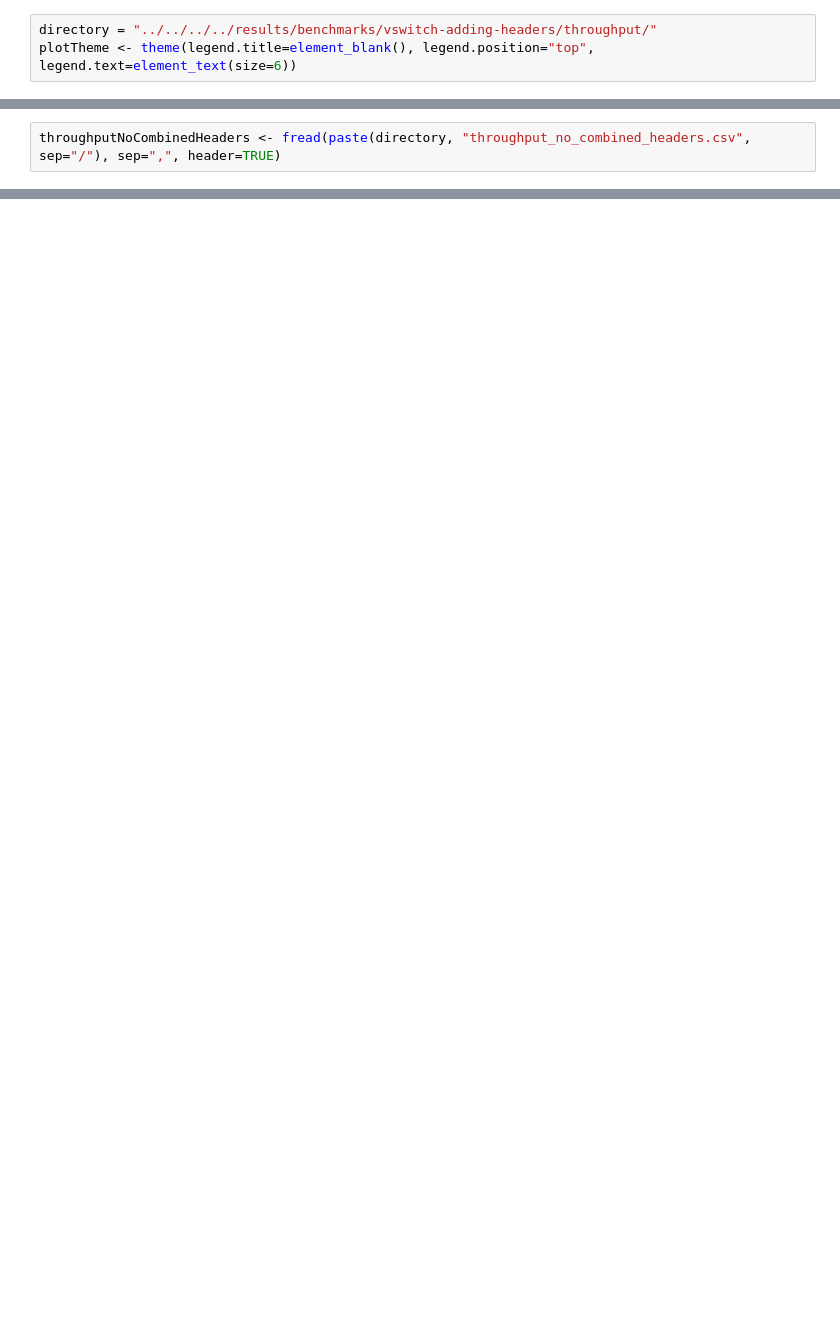
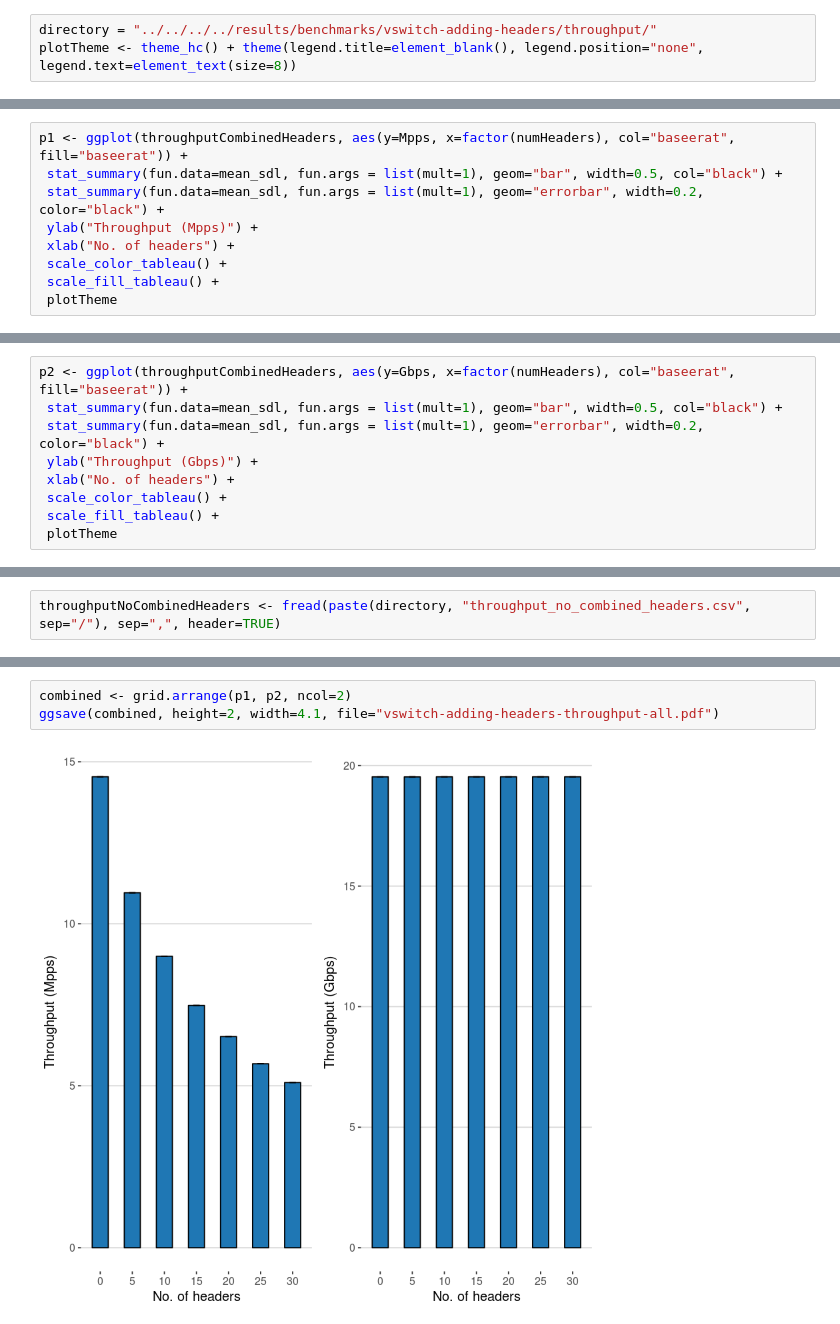
Before and after one commit to Elmo-MCast/measurements, a Jupyter notebook: vmware/analysis/benchmarks/vswitch-adding-headers/throughput/usage (R).ipynb, the cells around one changed output, grey strips where cells are left out. Saved outputs shown, nothing was run; the diff lists cells and outputs as text; blank space fills up the shorter version.

```diff
--- a/vmware/analysis/benchmarks/vswitch-adding-headers/throughput/usage (R).ipynb
+++ b/vmware/analysis/benchmarks/vswitch-adding-headers/throughput/usage (R).ipynb
@@ -11,6 +29,6 @@ Warning message in library(package, lib.loc = lib.loc, character.only = TRUE, lo
 # %%
 directory = "../../../../results/benchmarks/vswitch-adding-headers/throughput/"
-plotTheme <- theme(legend.title=element_blank(), legend.position="top", legend.text=element_text(size=6))
+plotTheme <- theme_hc() + theme(legend.title=element_blank(), legend.position="none", legend.text=element_text(size=8))
 # %%
 throughputCombinedHeaders <- fread(paste(directory, "throughput_combined_headers.csv", sep="/"), sep=",", header=TRUE)
 # %%
@@ -25,0 +44,9 @@ head(throughputCombinedHeaders)
+# %%
+p1 <- ggplot(throughputCombinedHeaders, aes(y=Mpps, x=factor(numHeaders), col="baseerat", fill="baseerat")) +
+ stat_summary(fun.data=mean_sdl, fun.args = list(mult=1), geom="bar", width=0.5, col="black") +
+ stat_summary(fun.data=mean_sdl, fun.args = list(mult=1), geom="errorbar", width=0.2, color="black") +
+ ylab("Throughput (Mpps)") +
+ xlab("No. of headers") +
+ scale_color_tableau() +
+ scale_fill_tableau() +
+ plotTheme
@@ -25,0 +55,9 @@ head(throughputCombinedHeaders)
+# %%
+p2 <- ggplot(throughputCombinedHeaders, aes(y=Gbps, x=factor(numHeaders), col="baseerat", fill="baseerat")) +
+ stat_summary(fun.data=mean_sdl, fun.args = list(mult=1), geom="bar", width=0.5, col="black") +
+ stat_summary(fun.data=mean_sdl, fun.args = list(mult=1), geom="errorbar", width=0.2, color="black") +
+ ylab("Throughput (Gbps)") +
+ xlab("No. of headers") +
+ scale_color_tableau() +
+ scale_fill_tableau() +
+ plotTheme
@@ -37,0 +78,5 @@ head(throughputNoCombinedHeaders)
+# %%
+combined <- grid.arrange(p1, p2, ncol=2)
+ggsave(combined, height=2, width=4.1, file="vswitch-adding-headers-throughput-all.pdf")
+# %% [output]
+[figure, added]
```
Also changed, not shown: parts of 5 cells of this notebook, 26 other files.
